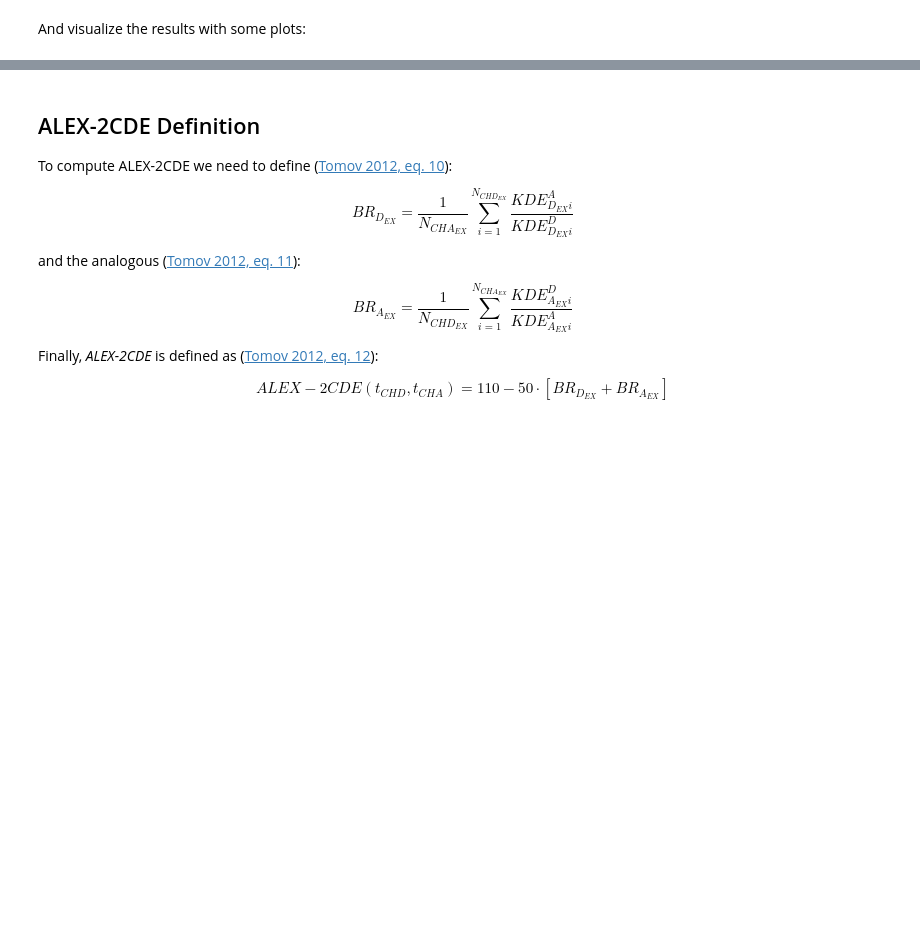
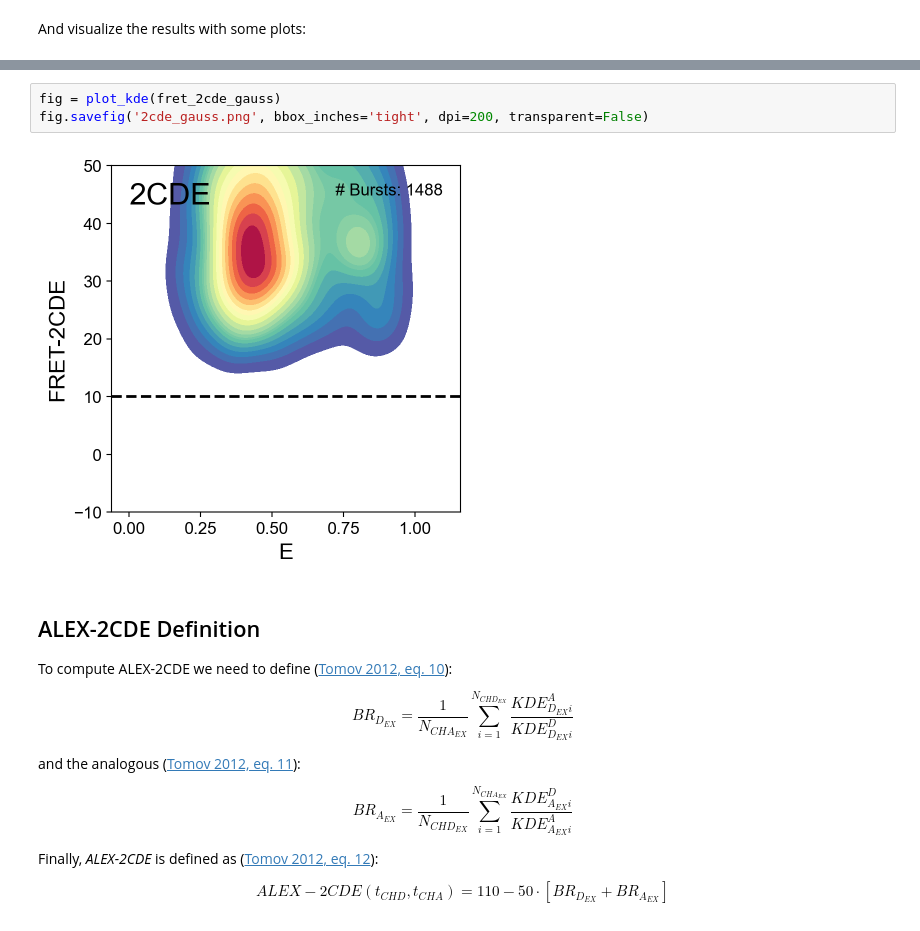
Before and after one commit to OpenSMFS/FRETBursts_notebooks, a Jupyter notebook: notebooks/Example - 2CDE Method.ipynb, the cells around one changed output, grey strips where cells are left out. Drawn from its saved outputs; the diff is of its cells as text; blank space fills up the shorter version.

```diff
--- a/notebooks/Example - 2CDE Method.ipynb
+++ b/notebooks/Example - 2CDE Method.ipynb
@@ -357,3 +336,8 @@ plt.savefig('2cde_joint.png', bbox_inches='tight', dpi=200, transparent=False)
+# %%
+fig = plot_kde(fret_2cde_gauss)
+fig.savefig('2cde_gauss.png', bbox_inches='tight', dpi=200, transparent=False)
+# %% [output]
+[figure, added]
 # %% [markdown]
 ## ALEX-2CDE Definition
 
```
Also changed, not shown: parts of 12 cells of this notebook.
